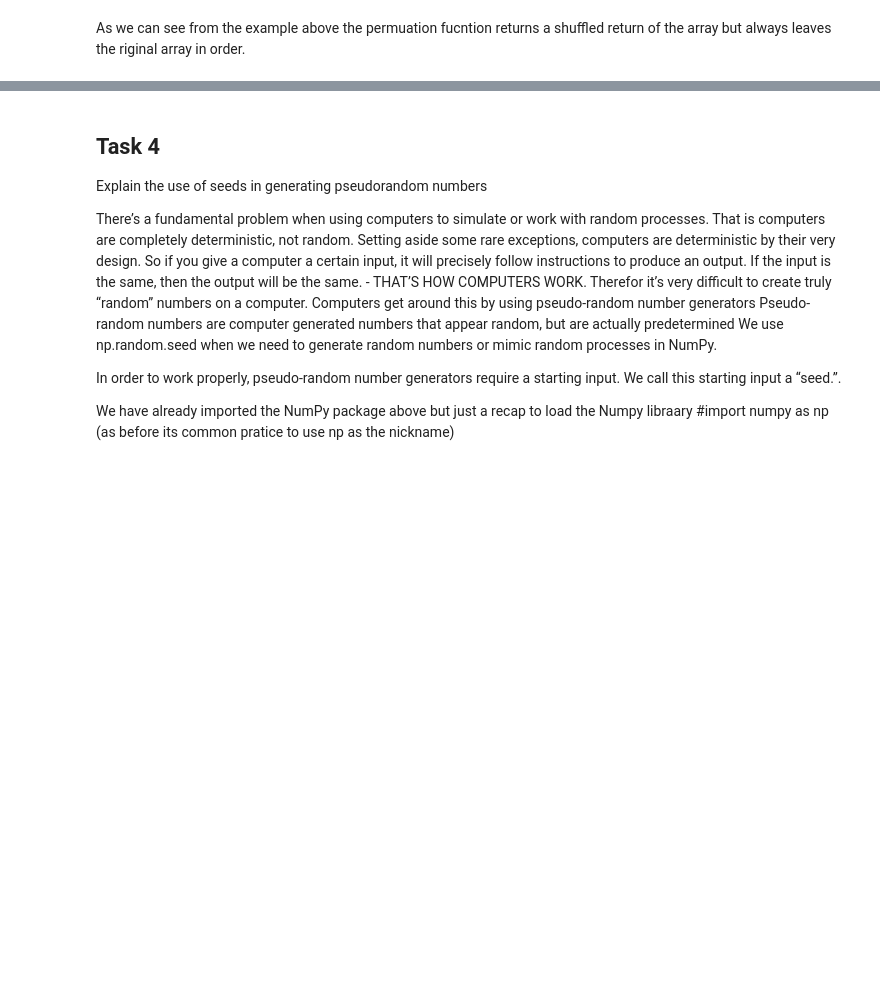
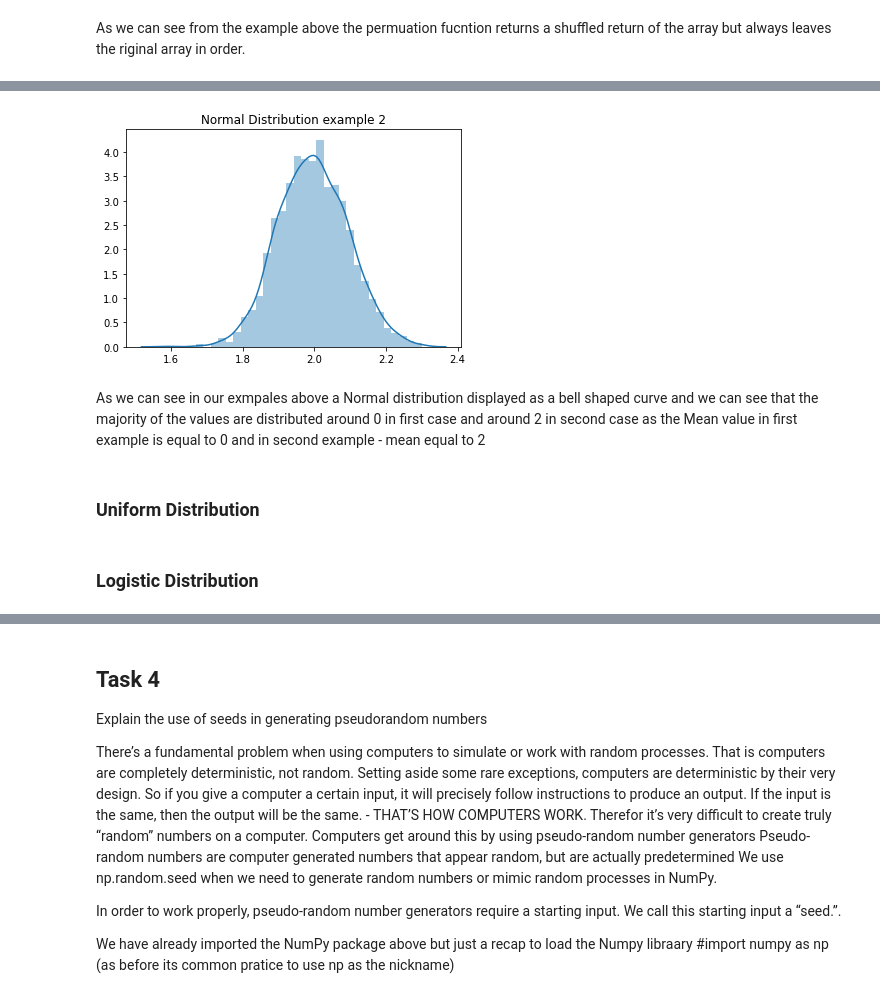
Before and after one commit to brendantipp/sem2_prog_data_analysis_assignment, a Jupyter notebook: explaining.numpy.random.ipynb, the cells around one changed output, grey strips where cells are left out. Cells and saved outputs as stored; diff of their text form; code cells hidden in the pictures; blank space fills up the shorter version.

```diff
--- a/explaining.numpy.random.ipynb
+++ b/explaining.numpy.random.ipynb
@@ -212,0 +231,18 @@ Gamma
+# %%
+# define mean and standard deviation
+mu, sigma = 2, 0.1
+#use the normal disbtribution function
+normal = rng.normal(mu,sigma,2000)
+#print (s)
+sns.distplot(normal)
+#plt.hist(normal)
+plt.title("Normal Distribution example 2")
+plt.show()
+# %% [output]
+[figure, added]
+# %% [markdown]
+As we can see in our exmpales above a Normal distribution displayed as a bell shaped curve and we can see that the majority of the values are distributed around 0 in first case and around 2 in second case as the Mean value in first example is equal to 0  and in second example - mean equal to 2
+# %% [markdown]
+### Uniform Distribution
+# %% [markdown]
+### Logistic Distribution
```
Also changed, not shown: parts of 24 cells of this notebook.
